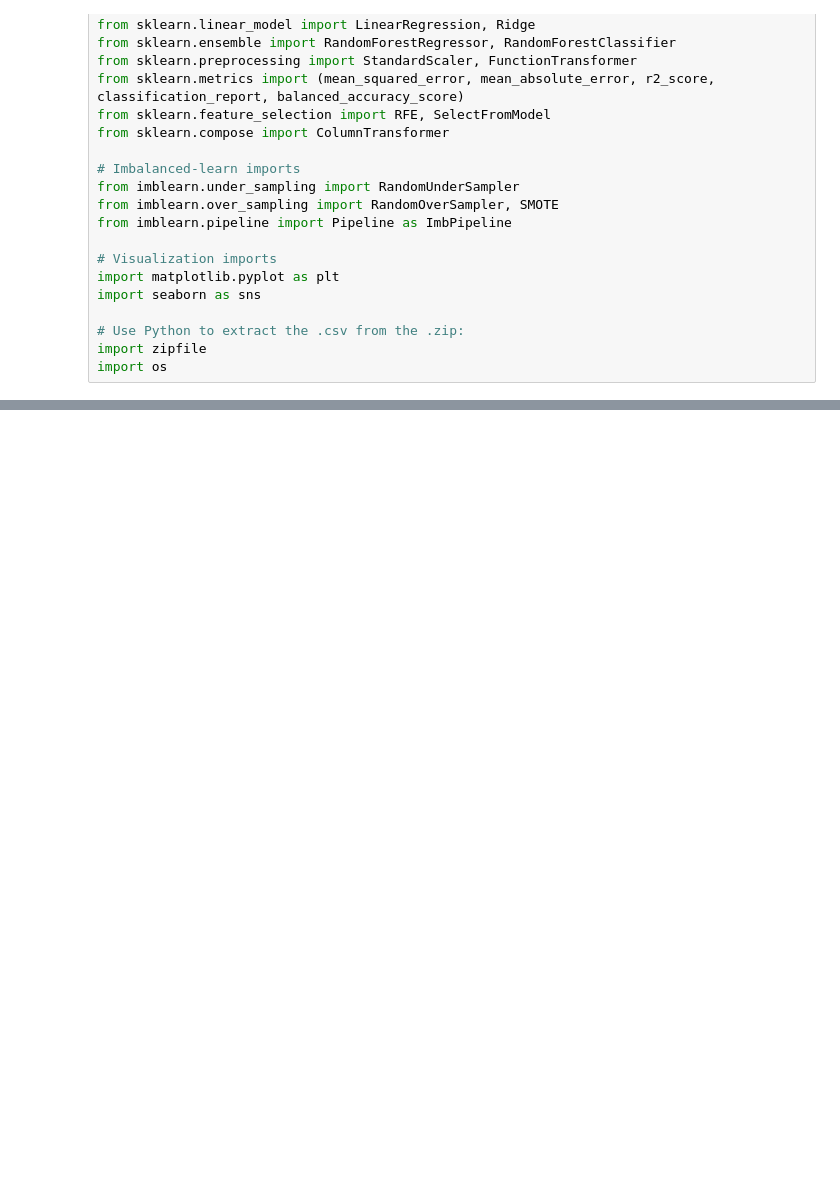
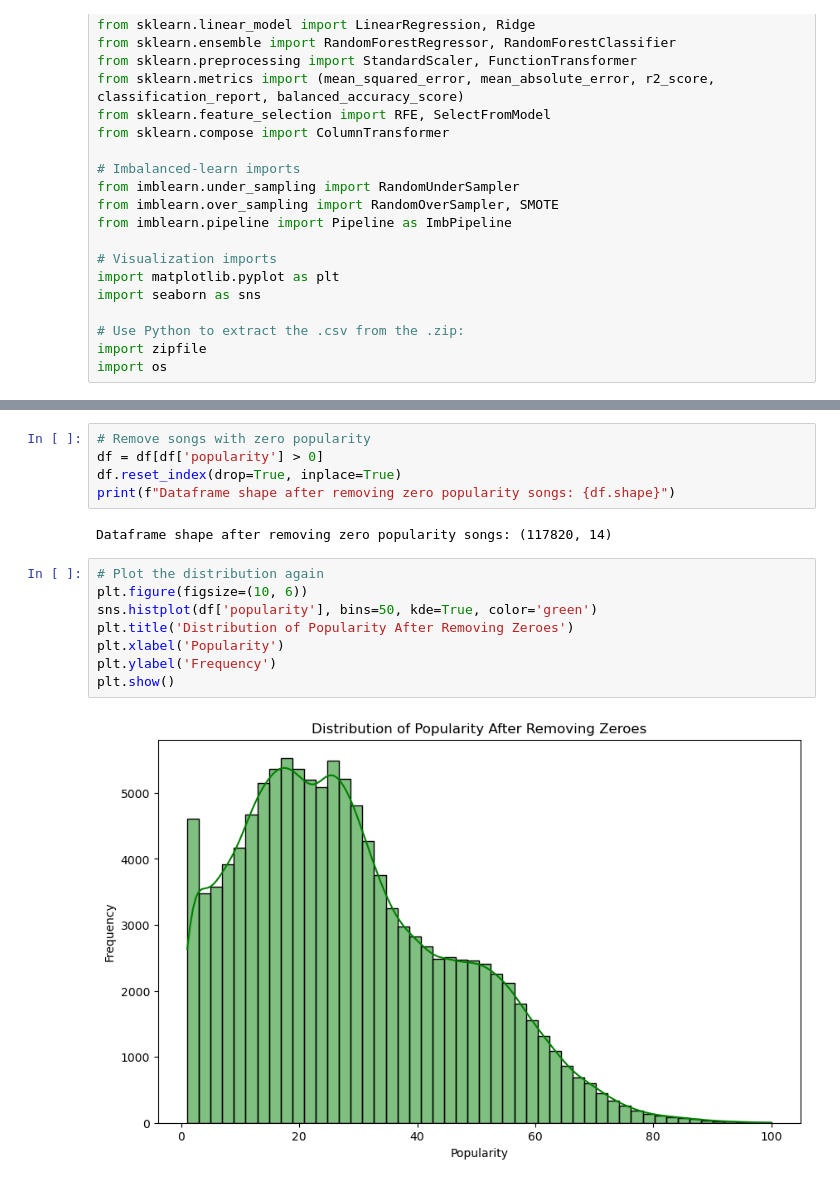
Before and after one commit to cmccall97/Project_2, a Jupyter notebook: Project_2/Neural_Network_Attempt.ipynb, the cells around one changed output, grey strips where cells are left out. Saved outputs shown, nothing was run; the diff lists cells and outputs as text; blank space fills up the shorter version.

```diff
--- a/Project_2/Neural_Network_Attempt.ipynb
+++ b/Project_2/Neural_Network_Attempt.ipynb
@@ -632,0 +128,17 @@ plt.show()
+# %%
+# Remove songs with zero popularity
+df = df[df['popularity'] > 0]
+df.reset_index(drop=True, inplace=True)
+print(f"Dataframe shape after removing zero popularity songs: {df.shape}")
+# %% [output]
+Dataframe shape after removing zero popularity songs: (117820, 14)
+# %%
+# Plot the distribution again
+plt.figure(figsize=(10, 6))
+sns.histplot(df['popularity'], bins=50, kde=True, color='green')
+plt.title('Distribution of Popularity After Removing Zeroes')
+plt.xlabel('Popularity')
+plt.ylabel('Frequency')
+plt.show()
+# %% [output]
+[figure, added]
```
Also changed, not shown: parts of 41 cells of this notebook.
